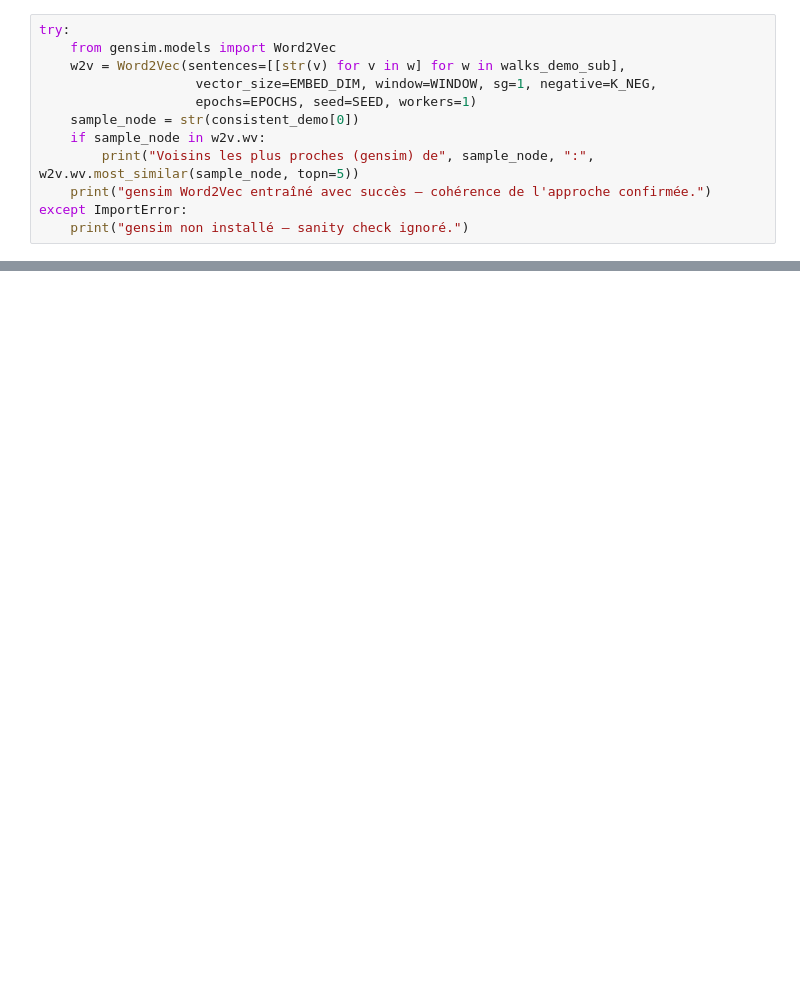
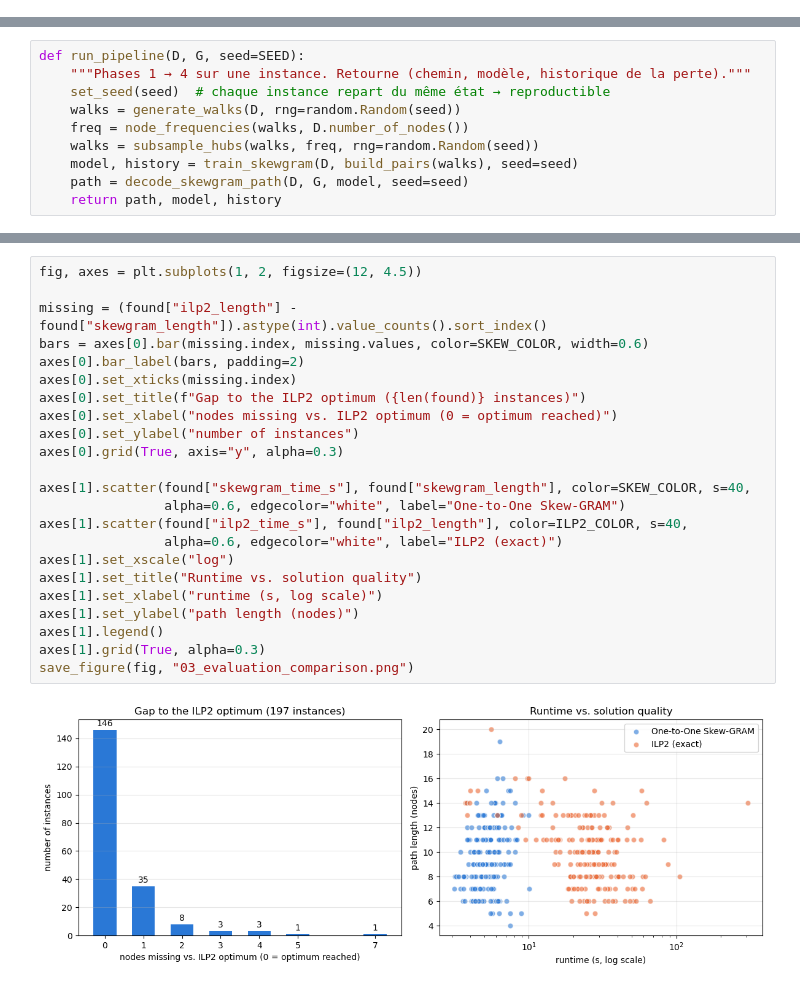
Before and after one commit to AymanMady/One-to-One-SkewGRAM, a Jupyter notebook: one_to_one_skewgram.ipynb, the cells around one changed output, grey strips where cells are left out. Saved outputs shown, nothing was run; the diff lists cells and outputs as text; blank space fills up the shorter version.

```diff
--- a/one_to_one_skewgram.ipynb
+++ b/one_to_one_skewgram.ipynb
@@ -707,12 +0,0 @@ Comparaison ponctuelle avec un `Word2Vec` de `gensim` entraîné sur les mêmes
-# %%
-try:
-    from gensim.models import Word2Vec
-    w2v = Word2Vec(sentences=[[str(v) for v in w] for w in walks_demo_sub],
-                    vector_size=EMBED_DIM, window=WINDOW, sg=1, negative=K_NEG,
-                    epochs=EPOCHS, seed=SEED, workers=1)
-    sample_node = str(consistent_demo[0])
-    if sample_node in w2v.wv:
-        print("Voisins les plus proches (gensim) de", sample_node, ":", w2v.wv.most_similar(sample_node, topn=5))
-    print("gensim Word2Vec entraîné avec succès — cohérence de l'approche confirmée.")
-except ImportError:
-    print("gensim non installé — sanity check ignoré.")
@@ -730,0 +338,10 @@ Ce notebook implémente l'approche **One-to-One Skew-GRAM** fidèle à l'article
+# %%
+def run_pipeline(D, G, seed=SEED):
+    """Phases 1 → 4 sur une instance. Retourne (chemin, modèle, historique de la perte)."""
+    set_seed(seed)  # chaque instance repart du même état → reproductible
+    walks = generate_walks(D, rng=random.Random(seed))
+    freq = node_frequencies(walks, D.number_of_nodes())
+    walks = subsample_hubs(walks, freq, rng=random.Random(seed))
+    model, history = train_skewgram(D, build_pairs(walks), seed=seed)
+    path = decode_skewgram_path(D, G, model, seed=seed)
+    return path, model, history
@@ -730,0 +477,25 @@ Ce notebook implémente l'approche **One-to-One Skew-GRAM** fidèle à l'article
+# %%
+fig, axes = plt.subplots(1, 2, figsize=(12, 4.5))
+
+missing = (found["ilp2_length"] - found["skewgram_length"]).astype(int).value_counts().sort_index()
+bars = axes[0].bar(missing.index, missing.values, color=SKEW_COLOR, width=0.6)
+axes[0].bar_label(bars, padding=2)
+axes[0].set_xticks(missing.index)
+axes[0].set_title(f"Gap to the ILP2 optimum ({len(found)} instances)")
+axes[0].set_xlabel("nodes missing vs. ILP2 optimum (0 = optimum reached)")
+axes[0].set_ylabel("number of instances")
+axes[0].grid(True, axis="y", alpha=0.3)
+
+axes[1].scatter(found["skewgram_time_s"], found["skewgram_length"], color=SKEW_COLOR, s=40,
+                alpha=0.6, edgecolor="white", label="One-to-One Skew-GRAM")
+axes[1].scatter(found["ilp2_time_s"], found["ilp2_length"], color=ILP2_COLOR, s=40,
+                alpha=0.6, edgecolor="white", label="ILP2 (exact)")
+axes[1].set_xscale("log")
+axes[1].set_title("Runtime vs. solution quality")
+axes[1].set_xlabel("runtime (s, log scale)")
+axes[1].set_ylabel("path length (nodes)")
+axes[1].legend()
+axes[1].grid(True, alpha=0.3)
+save_figure(fig, "03_evaluation_comparison.png")
+# %% [output]
+[figure, added]
```
Also changed, not shown: parts of 48 cells of this notebook, 20 other files.
